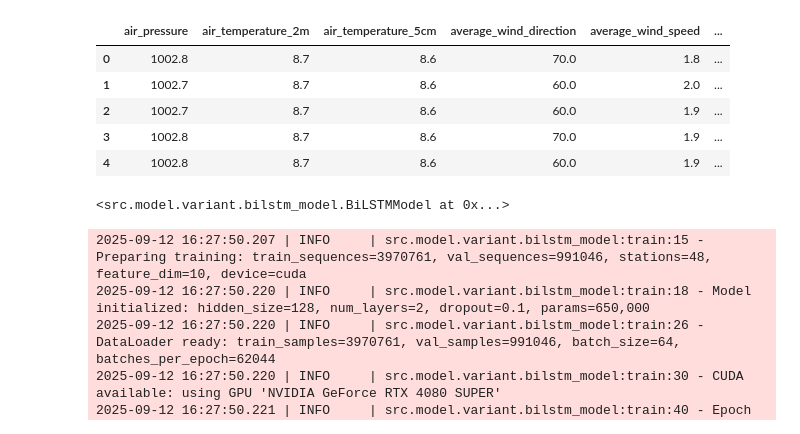
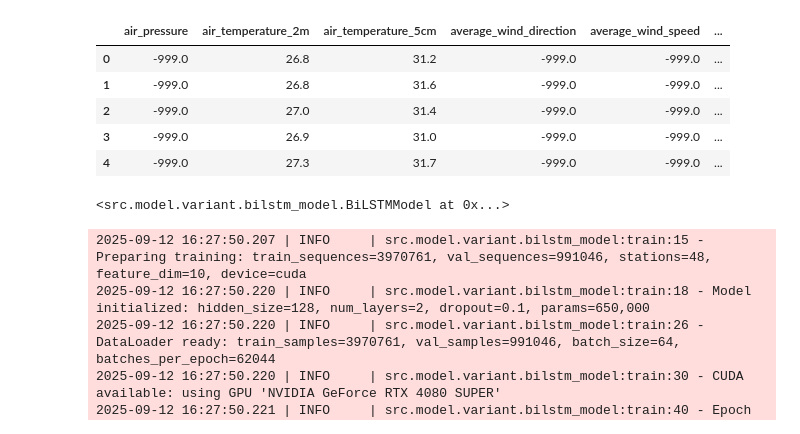
Before and after one commit to cedman98/bachelor-project, a Jupyter notebook: notebook/bilstm_model.ipynb, the cells around one changed output. Drawn from its saved outputs; the diff is of its cells as text; code cells hidden in the pictures.

```diff
--- a/notebook/bilstm_model.ipynb
+++ b/notebook/bilstm_model.ipynb
@@ -64,19 +60,20 @@ logger.info(f"Measurements: {len(measurements_df)} rows")
+# %%
+measurements_df = pd.read_parquet("data/measurements.parquet")
 # %%
 # Optional: downsample or filter timeframe for quicker training
-start_date = pd.Timestamp('2023-01-01')
 end_date = pd.Timestamp('2025-04-01')
-train_df = measurements_df[(measurements_df['record_date']>=start_date) & (measurements_df['record_date']<=end_date)].copy()
+train_df = measurements_df[(measurements_df['record_date']<=end_date)].copy()
 
 test_df = measurements_df[measurements_df['record_date']>end_date].copy()
 
 train_df.head()
 # %% [output]
 |  | air_pressure | air_temperature_2m | air_temperature_5cm | average_wind_direction | average_wind_speed | ... |
-| 0 | 1002.8 | 8.7 | 8.6 | 70.0 | 1.8 | ... |
-| 1 | 1002.7 | 8.7 | 8.6 | 60.0 | 2.0 | ... |
-| 2 | 1002.7 | 8.7 | 8.6 | 60.0 | 1.9 | ... |
-| 3 | 1002.8 | 8.7 | 8.6 | 70.0 | 1.9 | ... |
-| 4 | 1002.8 | 8.7 | 8.6 | 60.0 | 1.9 | ... |
+| 0 | -999.0 | 26.8 | 31.2 | -999.0 | -999.0 | ... |
+| 1 | -999.0 | 26.8 | 31.6 | -999.0 | -999.0 | ... |
+| 2 | -999.0 | 27.0 | 31.4 | -999.0 | -999.0 | ... |
+| 3 | -999.0 | 26.9 | 31.0 | -999.0 | -999.0 | ... |
+| 4 | -999.0 | 27.3 | 31.7 | -999.0 | -999.0 | ... |
 # %%
 # Instantiate BiLSTM model
 model = BiLSTMModel(
```
Also changed, not shown: parts of 10 cells of this notebook, 1 other file.
